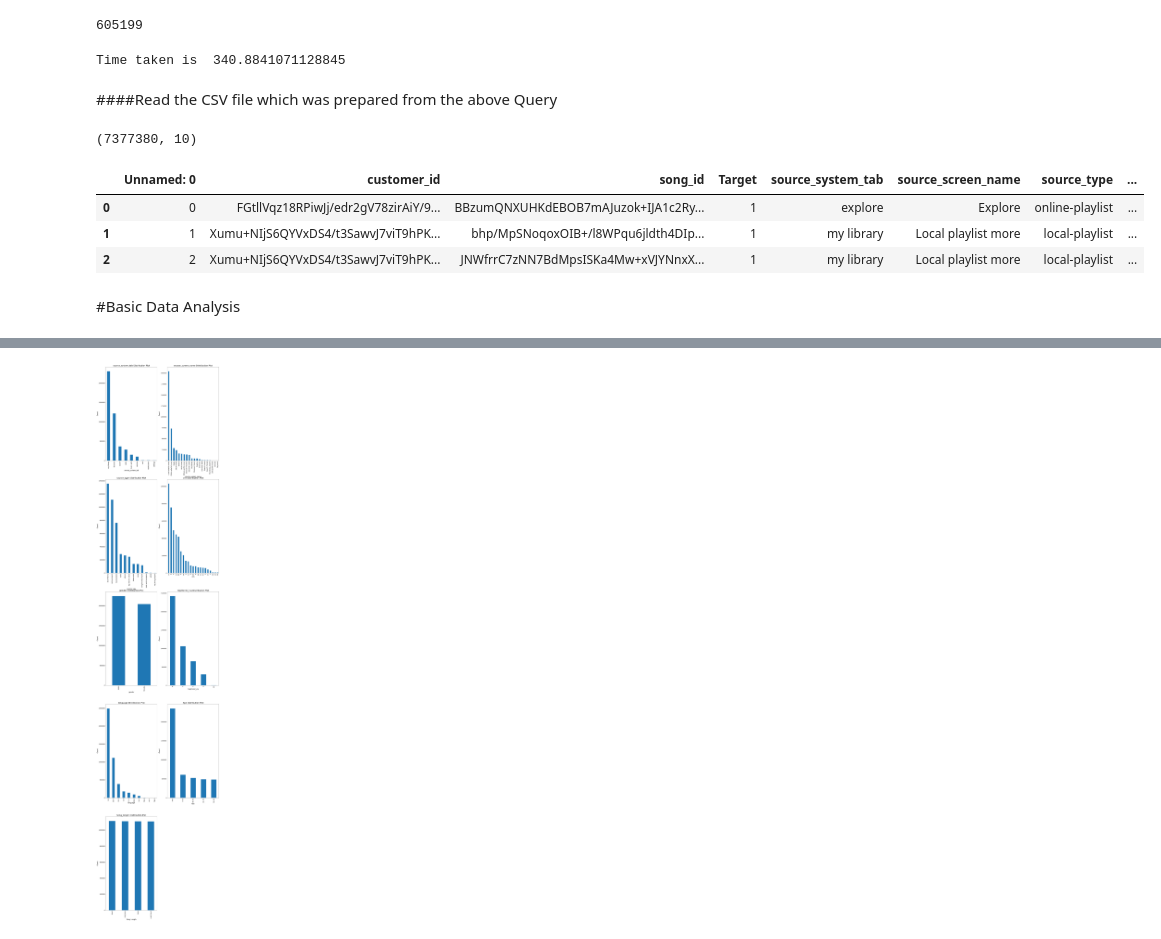
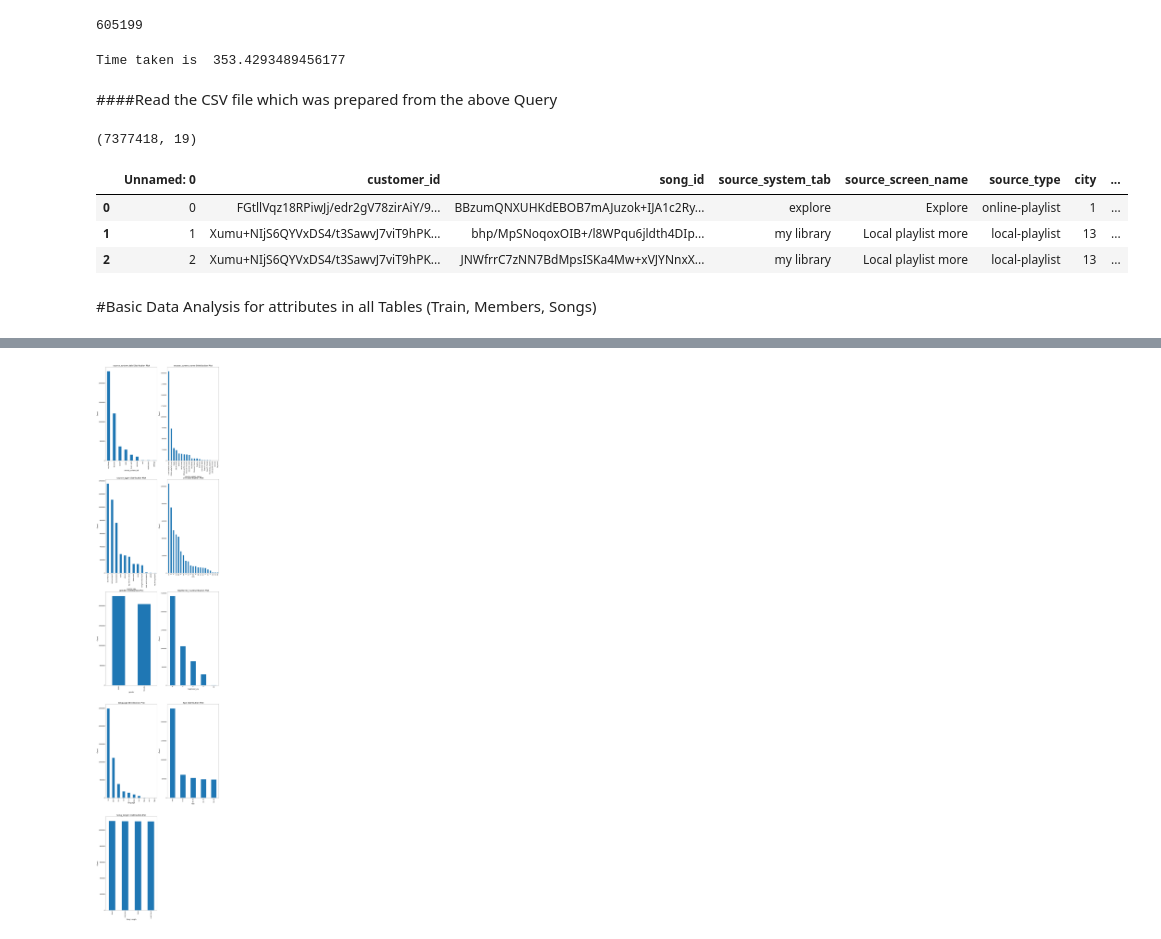
Before and after one commit to kyloop/CSC_478_Programming_Machine_Learning, a Jupyter notebook: CSC478_Project_train_genre_gender.ipynb, the cells around one changed output, grey strips where cells are left out. Drawn from its saved outputs; the diff is of its cells as text; code cells hidden in the pictures.

```diff
--- a/CSC478_Project_train_genre_gender.ipynb
+++ b/CSC478_Project_train_genre_gender.ipynb
@@ -281,7 +284,7 @@ query2='''
 Select
 t.customer_id,t.Song_id,t.target,T.source_system_tab,T.source_screen_name, T.source_type,
 M.gender,
-s.language,s.genre_ids
+s.language,s.genre_ids,s.artist_name
 from Train t,songs s, Members m
 on m.customer_id=t.customer_id and t.song_id=s.song_id'''
 
@@ -291,28 +294,28 @@ pd.read_sql_query(query2, conn).to_csv('query2.csv', index=True)
 end=time.time()
 print("Time taken is ", end-start)
 # %% [output]
-Time taken is  340.8841071128845
+Time taken is  353.4293489456177
 # %% [markdown]
 ####Read the CSV file which was prepared from the above Query
 # %%
 import pandas as pd
 import numpy as np
-#original_tbl=pd.read_csv('''query1.csv''', na_values=["?"])
+original_tbl=pd.read_csv('''query1.csv''', na_values=["?"])
 #train_tbl=pd.read_csv('''que_train.csv''', na_values=["?"])
 #songs_tbl=pd.read_csv('''que_songs.csv''', na_values=["?"])
 #members_tbl=pd.read_csv('''que_members.csv''', na_values=["?"])
-train2_tbl=pd.read_csv('''query2.csv''', na_values=["?"])
+#train2_tbl=pd.read_csv('''query2.csv''', na_values=["?"])
 # %%
-print(train2_tbl.shape)
-train2_tbl.head(3)
+print(original_tbl.shape)
+original_tbl.head(3)
 # %% [output]
-(7377380, 10)
+(7377418, 19)
-|  | Unnamed: 0 | customer_id | song_id | Target | source_system_tab | source_screen_name | source_type | ... |
-| 0 | 0 | FGtllVqz18RPiwJj/edr2gV78zirAiY/9... | BBzumQNXUHKdEBOB7mAJuzok+IJA1c2Ry... | 1 | explore | Explore | online-playlist | ... |
-| 1 | 1 | Xumu+NIjS6QYVxDS4/t3SawvJ7viT9hPK... | bhp/MpSNoqoxOIB+/l8WPqu6jldth4DIp... | 1 | my library | Local playlist more | local-playlist | ... |
-| 2 | 2 | Xumu+NIjS6QYVxDS4/t3SawvJ7viT9hPK... | JNWfrrC7zNN7BdMpsISKa4Mw+xVJYNnxX... | 1 | my library | Local playlist more | local-playlist | ... |
+|  | Unnamed: 0 | customer_id | song_id | source_system_tab | source_screen_name | source_type | city | ... |
+| 0 | 0 | FGtllVqz18RPiwJj/edr2gV78zirAiY/9... | BBzumQNXUHKdEBOB7mAJuzok+IJA1c2Ry... | explore | Explore | online-playlist | 1 | ... |
+| 1 | 1 | Xumu+NIjS6QYVxDS4/t3SawvJ7viT9hPK... | bhp/MpSNoqoxOIB+/l8WPqu6jldth4DIp... | my library | Local playlist more | local-playlist | 13 | ... |
+| 2 | 2 | Xumu+NIjS6QYVxDS4/t3SawvJ7viT9hPK... | JNWfrrC7zNN7BdMpsISKa4Mw+xVJYNnxX... | my library | Local playlist more | local-playlist | 13 | ... |
 # %% [markdown]
-#Basic Data Analysis
+#Basic Data Analysis for attributes in all Tables (Train, Members, Songs)
 # %%
 #Copy the original dataset to aother variable to avoid any changes to the original dataset (ALL Attriutes)
 music_tbl=original_tbl.copy()
```
Also changed, not shown: parts of 84 cells of this notebook.
